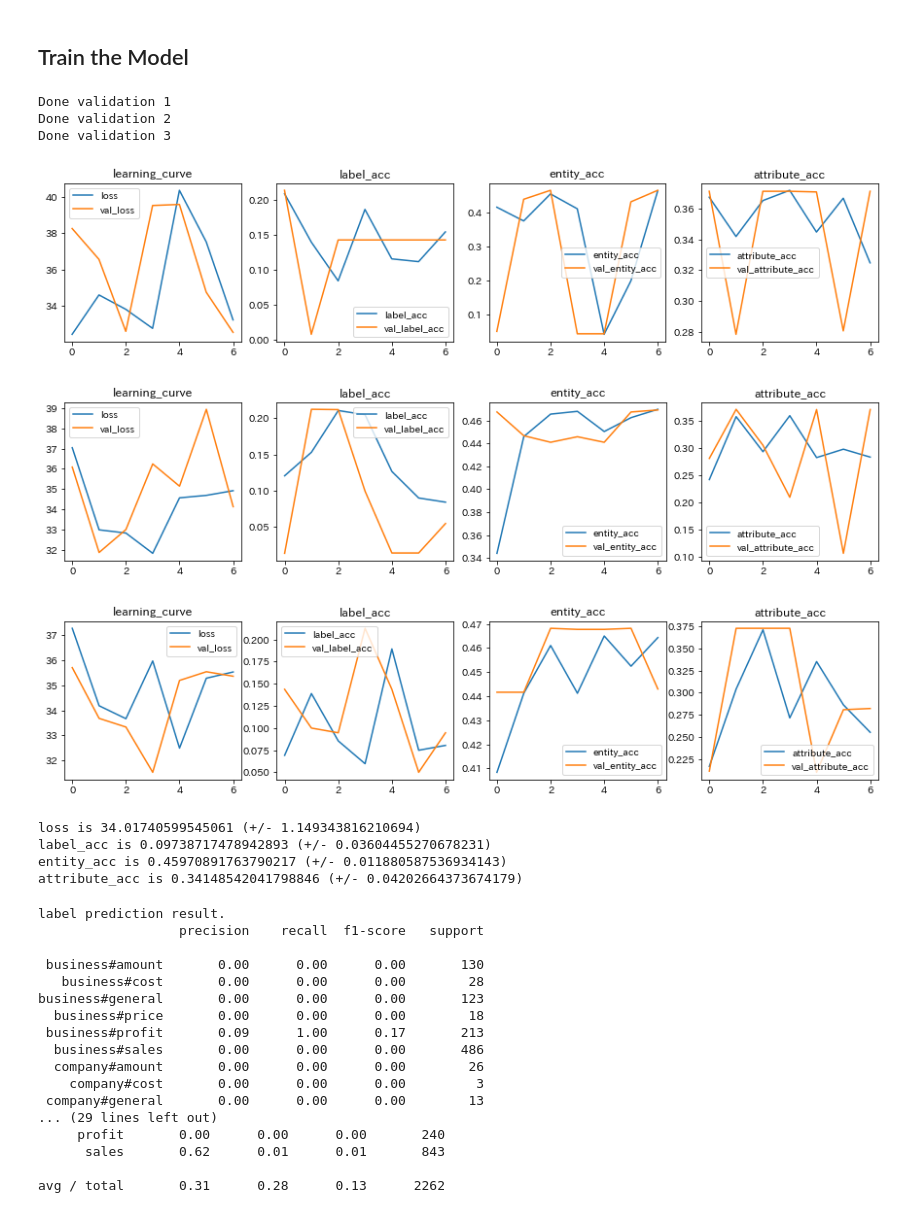
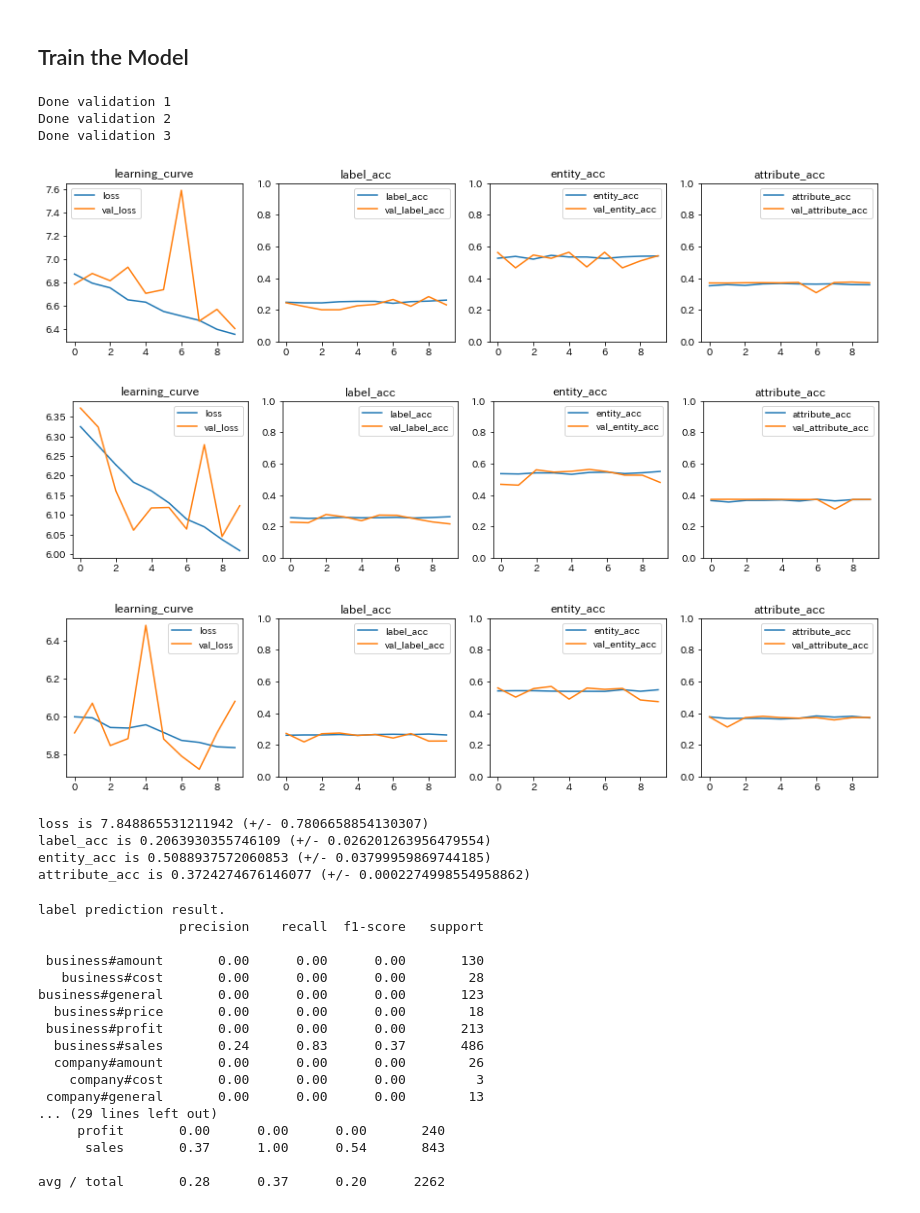
Before and after one commit to chakki-works/chABSA-dataset, a Jupyter notebook: notebooks/Baseline for Slot1 (NN).ipynb, the cells around one changed output. Saved outputs shown, nothing was run; the diff lists cells and outputs as text; code cells hidden in the pictures.

```diff
--- a/notebooks/Baseline for Slot1 (NN).ipynb
+++ b/notebooks/Baseline for Slot1 (NN).ipynb
@@ -255,27 +255,27 @@ embedding_layer = Embedding(
                             weights=[embedding_matrix])
 
 # Define layers
-entity_layer =  Dense(hidden_size, kernel_regularizer=regularizers.l2(), name="entity_hidden")
-attribute_layer = Dense(hidden_size,  kernel_regularizer=regularizers.l2(), name="attribute_hidden")
-label_layer = Dense(hidden_size,  kernel_regularizer=regularizers.l2(), name="layer_hidden")
+entity_layer =  Dense(hidden_size, kernel_regularizer=regularizers.l1(), activation="tanh", name="entity_hidden")
+attribute_layer = Dense(hidden_size,  kernel_regularizer=regularizers.l1(), activation="tanh", name="attribute_hidden")
+label_layer = Dense(hidden_size,  activation="tanh", name="layer_hidden")
 
-entity_proj = Dense(len(labels["entity"]), name="entity_proj")
-attribute_proj = Dense(len(labels["attribute"]), name="attribute_proj")
-label_proj = Dense(len(labels["label"]), name="label_proj")
+entity_proj = Dense(len(labels["entity"]), activation="softmax", name="entity")
+attribute_proj = Dense(len(labels["attribute"]), activation="softmax", name="attribute")
+label_proj = Dense(len(labels["label"]), activation="softmax", name="label")
 
 # Define forward
 inputs = Input(shape=(input_length, ))
 vector = Flatten()(embedding_layer(inputs))
 
-entity_tensor = Dense(hidden_size)(entity_layer(vector))
-attribute_tensor = Dense(hidden_size)(attribute_layer(vector))
+entity_tensor = Dropout(0.3)(Dense(hidden_size, activation="tanh")(entity_layer(vector)))
+attribute_tensor = Dropout(0.3)(Dense(hidden_size, activation="tanh")(attribute_layer(vector)))
 
-entity_out = Activation("softmax", name="entity")(entity_proj(entity_tensor))
-attribute_out = Activation("softmax", name="attribute")(attribute_proj(attribute_tensor))
+entity_out = entity_proj(entity_tensor)
+attribute_out = attribute_proj(attribute_tensor)
 
 merge_tensor = concatenate([entity_tensor, attribute_tensor])
 #merge_tensor = dot([entity_tensor, attribute_tensor], axes=[1, 1])
-label_out = Activation("softmax", name="label")(label_proj (label_layer(merge_tensor)))
+label_out = label_proj (Dropout(0.3)(label_layer(merge_tensor)))
 
 model = Model(inputs=inputs, outputs=[label_out, entity_out, attribute_out])
 # %%
@@ -324,39 +324,39 @@ def to_dataframe(history, metrics):
     for n in metrics:
         d[n] = history.history[n]
     return pd.DataFrame(d)
 
 
 for train_index, test_index in kfold.split(X, np.argmax(ys["label"], axis=1)):
-    model.compile(loss="categorical_crossentropy", optimizer="rmsprop", metrics=['acc'])
+    model.compile(loss="categorical_crossentropy", optimizer="sgd", metrics=["acc"])
 
     X_train, X_test = X[train_index, :],  X[test_index, :]
     y_train = [ys[k][train_index, :] for k in ys]
     y_test = [ys[k][test_index, :] for k in ys]
 
     history = model.fit(
         X_train, y_train, validation_data=(X_test, y_test), verbose=0,
-        batch_size=32, epochs=7)
+        batch_size=32, epochs=10)
 
     fig, axes = plt.subplots(1, 4, figsize=(15, 3));
     epoch_curve = to_dataframe(history, ["loss", "val_loss"])
     epoch_curve.plot.line(ax=axes[0]).set_title("learning_curve")
     for i, k in enumerate(label_kinds):
         acc_curve = to_dataframe(history, ["{}_acc".format(k), "val_{}_acc".format(k)])
-        acc_curve.plot.line( ax=axes[i + 1]).set_title("{}_acc".format(k))
+        acc_curve.plot.line(ax=axes[i + 1], ylim=(0, 1.0)).set_title("{}_acc".format(k))
 
     scores = model.evaluate(X_test, y_test, verbose=0)
     result = {}
     for i, n in enumerate(model.metrics_names):
         result[n] = scores[i]
     cross_scores.append(result)
     print("Done validation {}".format(len(cross_scores)))
 # %% [output]
 Done validation 1
 Done validation 2
 Done validation 3
-[figure, old version]
+[figure, new version]
-[figure, old version]
+[figure, new version]
-[figure, old version]
+[figure, new version]
 # %%
 for m in ["loss", "label_acc", "entity_acc", "attribute_acc"]:
     scores = []
@@ -364,10 +364,10 @@ for m in ["loss", "label_acc", "entity_acc", "attribute_acc"]:
         scores.append(r[m])
     print("{} is {} (+/- {})".format(m, np.mean(scores), np.std(scores)))
 # %% [output]
-loss is 34.01740599545061 (+/- 1.149343816210694)
-label_acc is 0.09738717478942893 (+/- 0.03604455270678231)
-entity_acc is 0.45970891763790217 (+/- 0.011880587536934143)
-attribute_acc is 0.34148542041798846 (+/- 0.04202664373674179)
+loss is 7.848865531211942 (+/- 0.7806658854130307)
+label_acc is 0.2063930355746109 (+/- 0.026201263956479554)
+entity_acc is 0.5088937572060853 (+/- 0.03799959869744185)
+attribute_acc is 0.3724274676146077 (+/- 0.0002274998554958862)
 # %%
 from sklearn.metrics import classification_report
 
@@ -386,16 +386,16 @@ label prediction result.
    business#cost       0.00      0.00      0.00        28
 business#general       0.00      0.00      0.00       123
   business#price       0.00      0.00      0.00        18
- business#profit       0.09      1.00      0.17       213
-  business#sales       0.00      0.00      0.00       486
+ business#profit       0.00      0.00      0.00       213
+  business#sales       0.24      0.83      0.37       486
   company#amount       0.00      0.00      0.00        26
     company#cost       0.00      0.00      0.00         3
  company#general       0.00      0.00      0.00        13
 ... (29 lines left out)
      profit       0.00      0.00      0.00       240
-      sales       0.62      0.01      0.01       843
+      sales       0.37      1.00      0.54       843
 
-avg / total       0.31      0.28      0.13      2262
+avg / total       0.28      0.37      0.20      2262
 # %%
 y_preds = model.predict(X_test)
 preds = []
```
Also changed, not shown: parts of 1 cell of this notebook, 3 other files.
